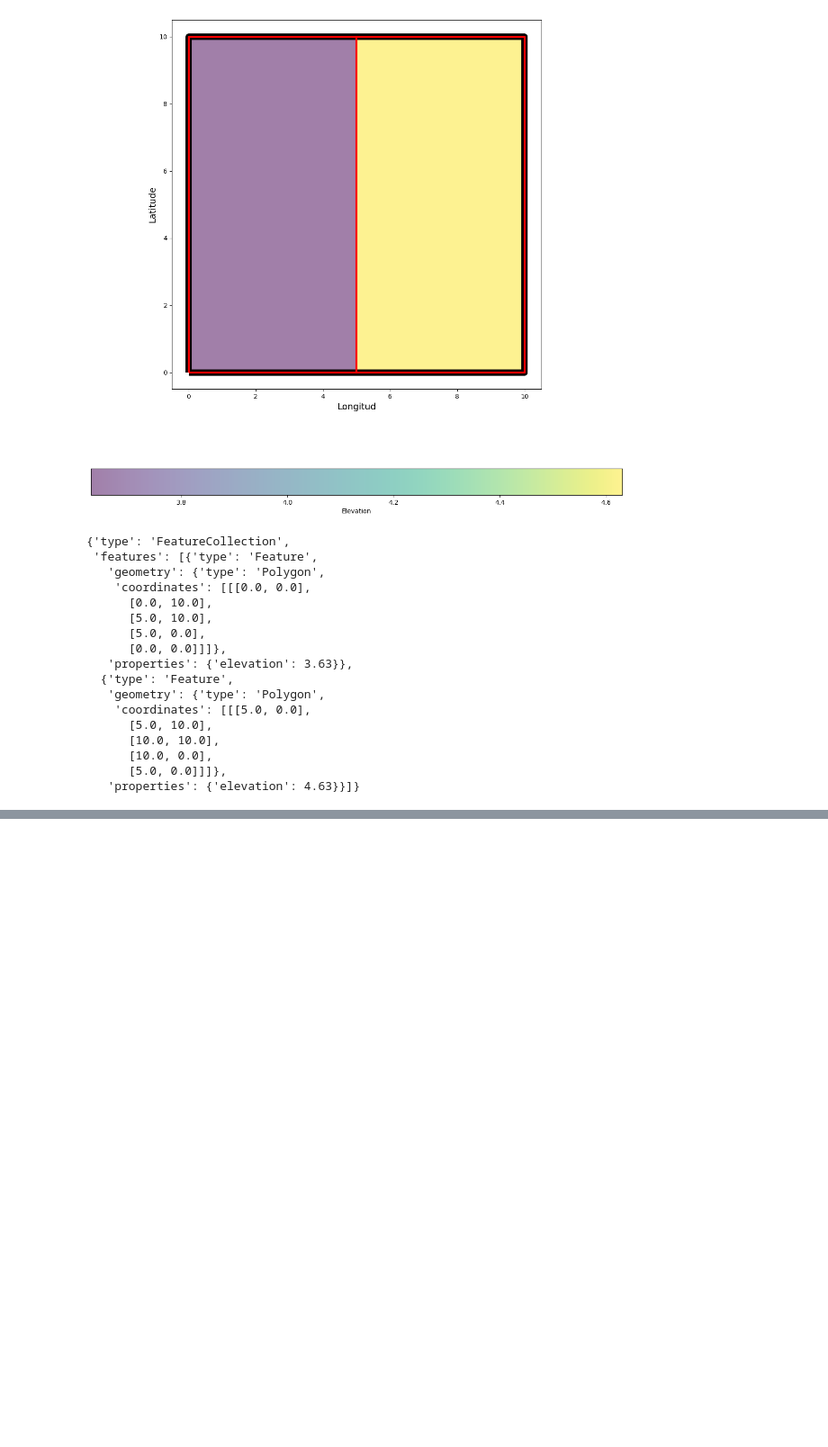
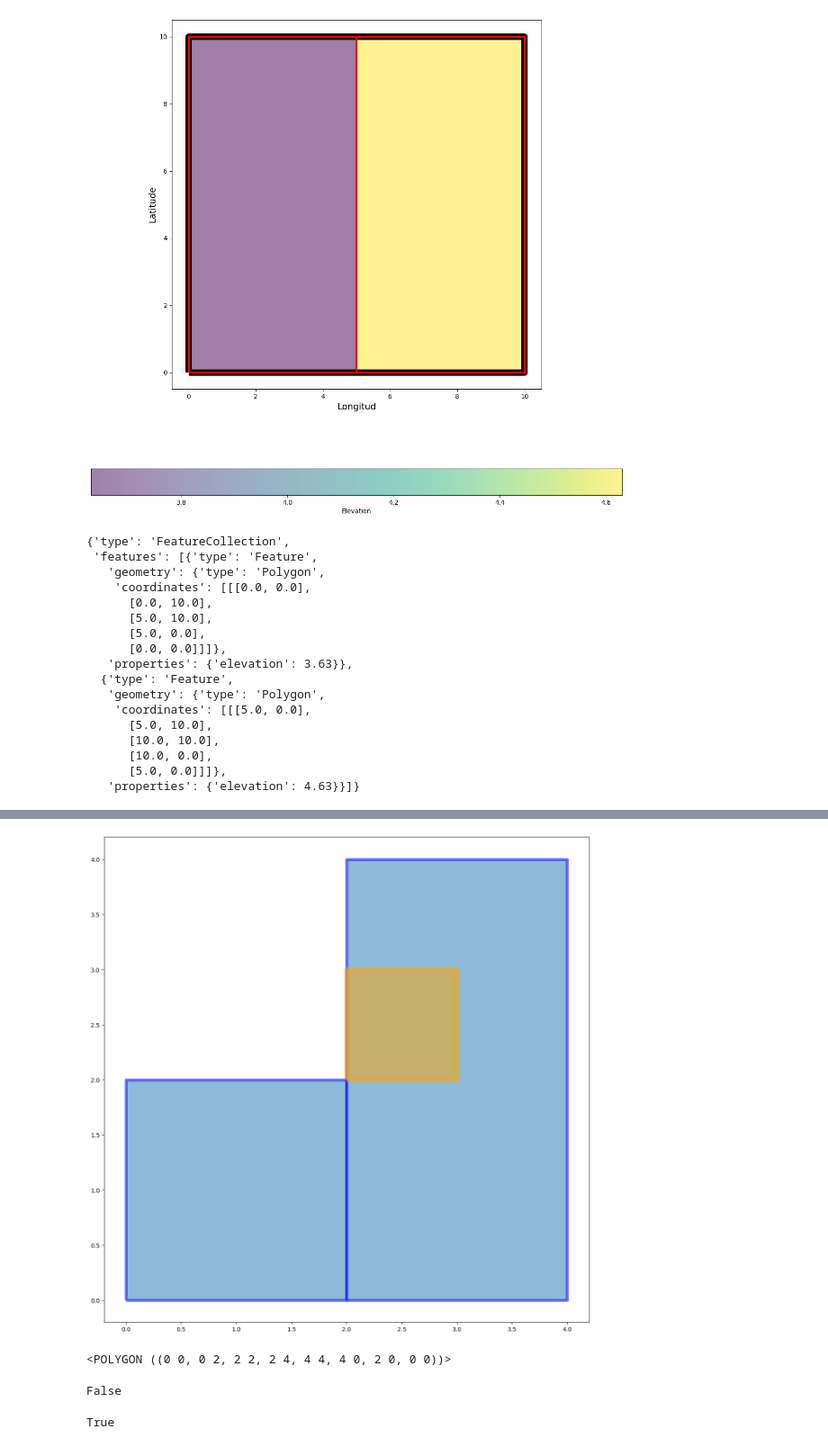
Before and after one commit to Anitsirc22/split-building-limits-api, a Jupyter notebook: examples/split_building_limits_examples.ipynb, the cells around one changed output, grey strips where cells are left out. Shown: that part at 90% size. Saved outputs shown, nothing was run; the diff lists cells and outputs as text; code cells hidden in the pictures; blank space fills up the shorter version.

```diff
--- a/examples/split_building_limits_examples.ipynb
+++ b/examples/split_building_limits_examples.ipynb
@@ -253,3 +253,14 @@ response.json()
    'properties': {'elevation': 4.63}}]}
 # %%
 # new section to test for errors: overlapping polygons and holes (show the input)
+# %%
+from shapely.geometry import Polygon
+import geopandas as gpd
+import matplotlib.pyplot as plt
+polygon1 = Polygon([(0, 0), (2, 0), (2, 2), (0, 2)])
+polygon2 = Polygon([(2, 0), (4, 0), (4, 4), (2, 4)])
+polygon3 = Polygon([(2, 2), (3, 2), (3, 3), (2, 3)])
+data1 = {'Name': ['Polygon 1', 'Polygon 2'], 'Geometry': [polygon1, polygon2]}
+gdf1 = gpd.GeoDataFrame(data1, geometry='Geometry')
+data2 = {'Name': ['Polygon 3'], 'Geometry': [polygon3]}
+gdf2 = gpd.GeoDataFrame(data2, geometry='Geometry')
@@ -255,0 +277,14 @@ response.json()
+# %%
+fig, ax = plt.subplots(figsize=(15, 15))
+_ = gdf1.plot(ax=ax, alpha=0.5, legend=True, linewidth=5, edgecolor="blue")
+_ = gdf2.plot(ax=ax, alpha=0.5, edgecolor="orange", linewidth=8, facecolor="orange")
+# %% [output]
+[figure, added]
+# %%
+gdf1.unary_union
+# %% [output]
+<POLYGON ((0 0, 0 2, 2 2, 2 4, 4 4, 4 0, 2 0, 0 0))>
+# %%
+gdf1.unary_union.contains(gdf2.unary_union.buffer(1e-6))
+# %% [output]
+False
@@ -255,0 +293,4 @@ response.json()
+# %%
+gdf1.unary_union.contains(difference.unary_union.buffer(1e-6)
+# %% [output]
+True
```
Also changed, not shown: parts of 3 cells of this notebook, 24 other files.
